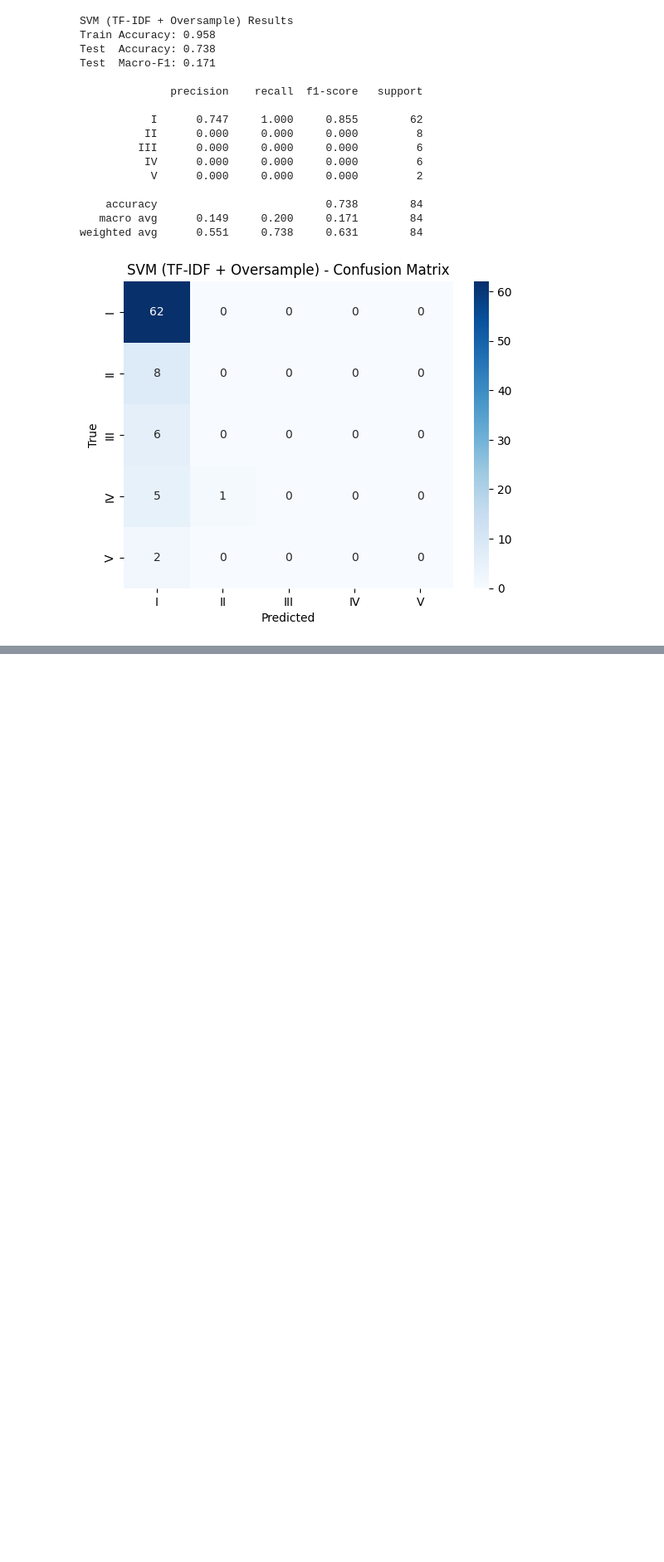
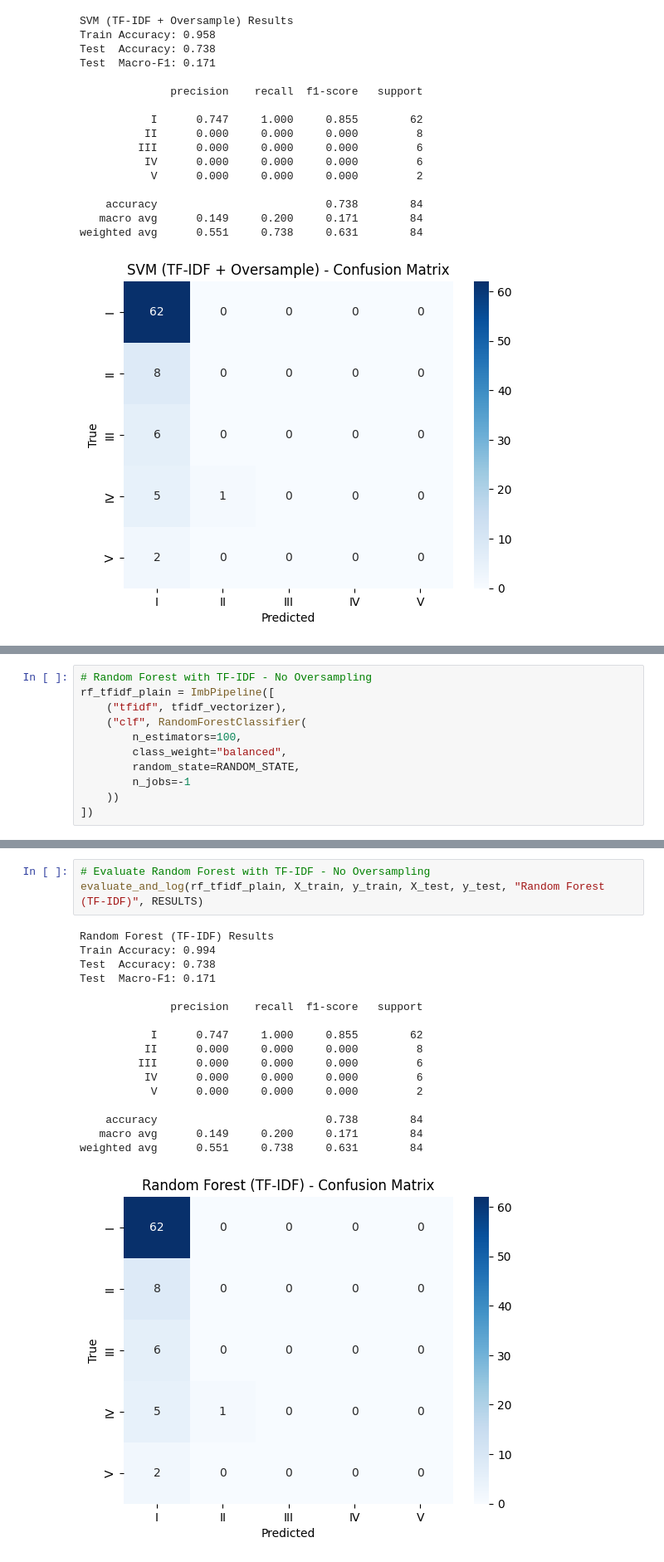
Before and after one commit to debosree1234/DeboSpringBoot, a Jupyter notebook: NLPChatbot.ipynb, the cells around one changed output, grey strips where cells are left out. Shown: that part at 83% size. Drawn from its saved outputs; the diff is of its cells as text; blank space fills up the shorter version.

```diff
--- a/NLPChatbot.ipynb
+++ b/NLPChatbot.ipynb
@@ -1418,0 +1233,11 @@ pd.DataFrame(RESULTS).sort_values("Test Accuracy", ascending=False)
+# %%
+# Random Forest with TF-IDF - No Oversampling
+rf_tfidf_plain = ImbPipeline([
+    ("tfidf", tfidf_vectorizer),
+    ("clf", RandomForestClassifier(
+        n_estimators=100,
+        class_weight="balanced",
+        random_state=RANDOM_STATE,
+        n_jobs=-1
+    ))
+])
@@ -1418,0 +1295,21 @@ pd.DataFrame(RESULTS).sort_values("Test Accuracy", ascending=False)
+# %%
+# Evaluate Random Forest with TF-IDF - No Oversampling
+evaluate_and_log(rf_tfidf_plain, X_train, y_train, X_test, y_test, "Random Forest (TF-IDF)", RESULTS)
+# %% [output]
+Random Forest (TF-IDF) Results
+Train Accuracy: 0.994
+Test  Accuracy: 0.738
+Test  Macro-F1: 0.171
+
+              precision    recall  f1-score   support
+
+           I      0.747     1.000     0.855        62
+          II      0.000     0.000     0.000         8
+         III      0.000     0.000     0.000         6
+          IV      0.000     0.000     0.000         6
+           V      0.000     0.000     0.000         2
+
+    accuracy                          0.738        84
+   macro avg      0.149     0.200     0.171        84
+weighted avg      0.551     0.738     0.631        84
+[figure, added]
```
Also changed, not shown: parts of 99 cells of this notebook.
